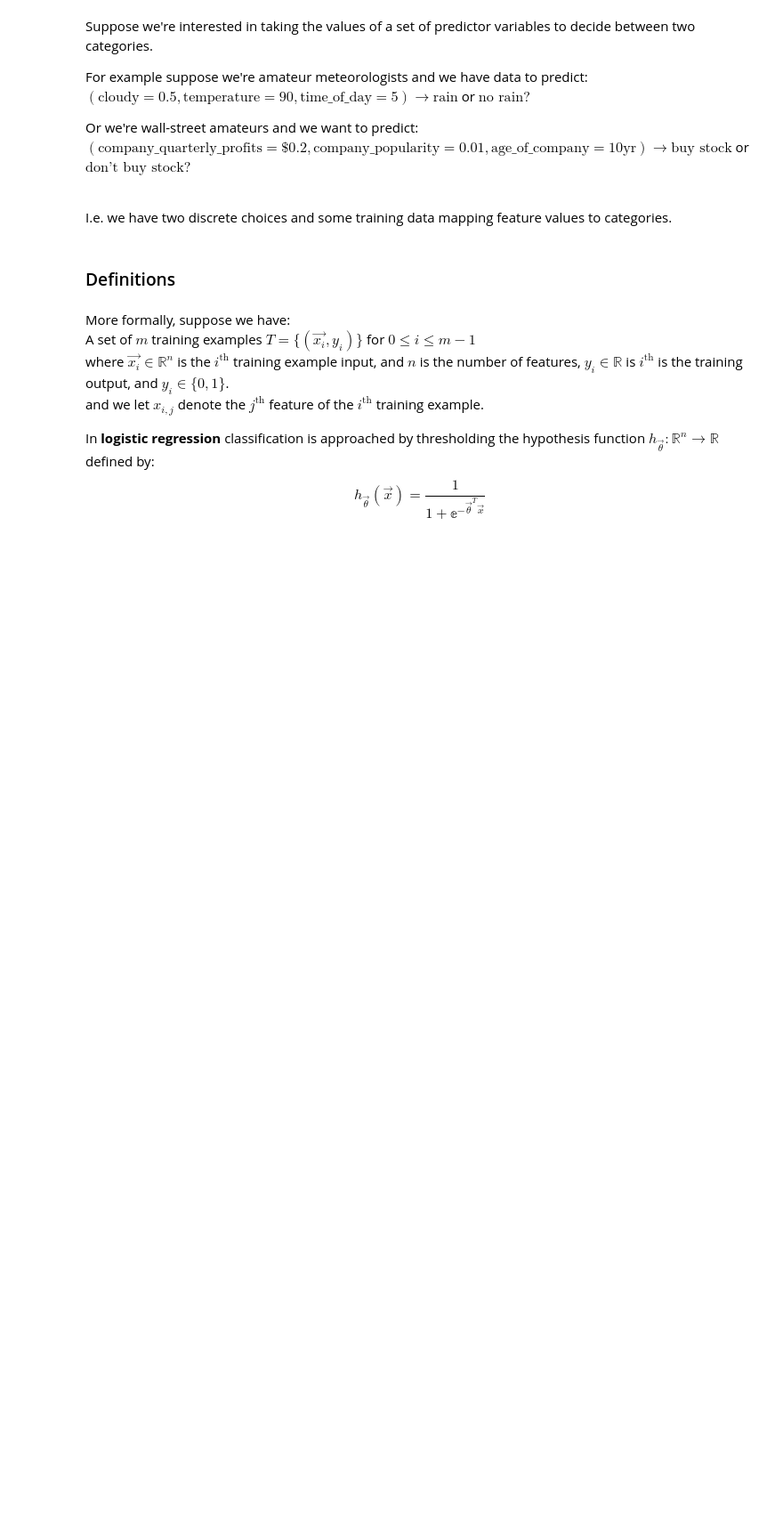
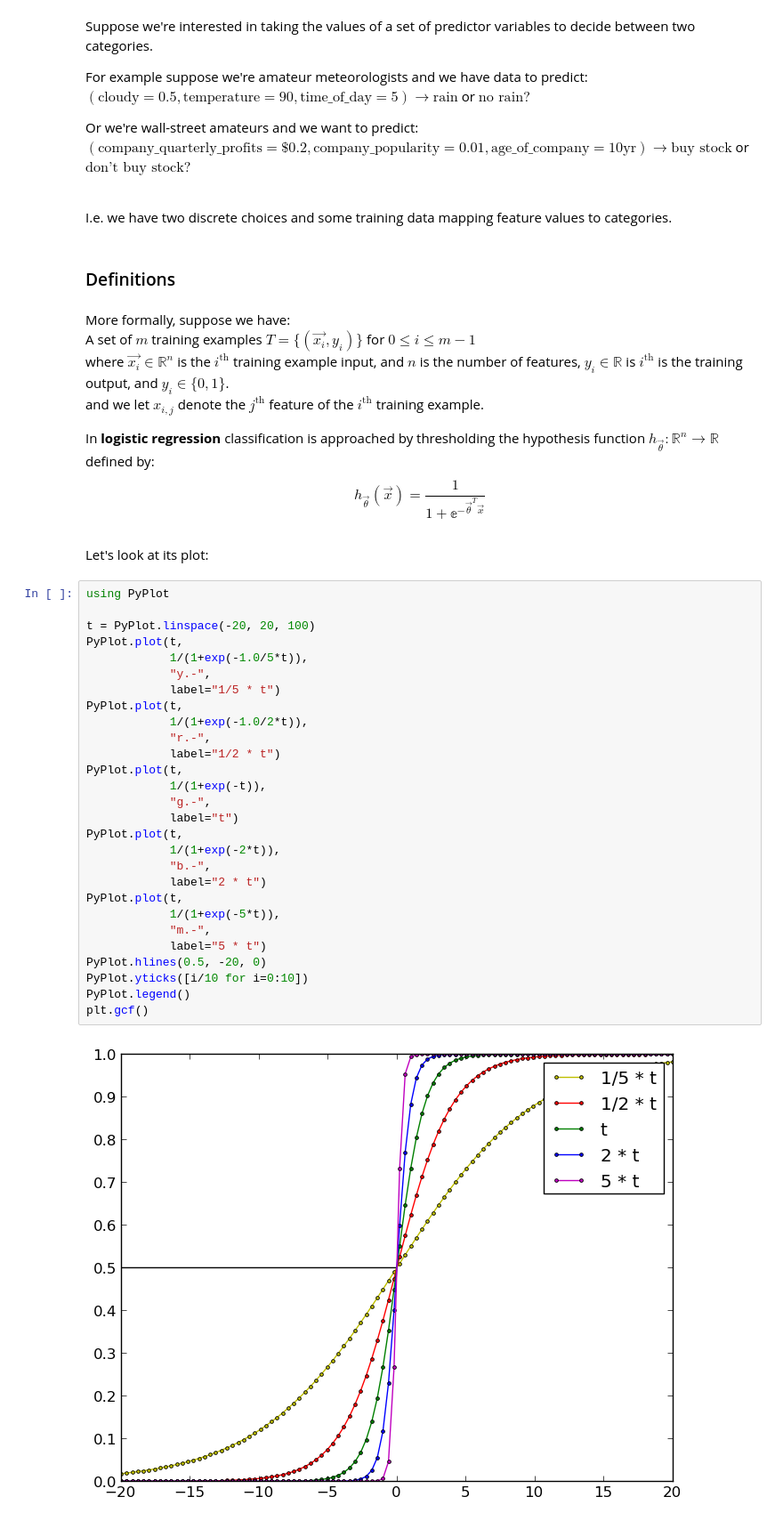
Before and after one commit to midnighteuler/skynet.jl, a Jupyter notebook: docs/Logistic Regression Classification.ipynb, the cells around one changed output. Shown at 89% size. Drawn from its saved outputs; the diff is of its cells as text; blank space fills up the shorter version.

```diff
--- a/docs/Logistic Regression Classification.ipynb
+++ b/docs/Logistic Regression Classification.ipynb
@@ -26,3 +26,35 @@ and we let $x_{i,j}$ denote the $j^\text{th}$ feature of the $i^\text{th}$ train
 
 In <b>logistic regression</b> classification is approached by thresholding the hypothesis function $h_\vec{\theta} : \mathbb{R}^{n} \rightarrow \mathbb{R}$ defined by:<br>
 $$h_\vec{\theta}(\vec{x}) = \frac{1}{1 + \mathbb{e}^{-\vec{\theta}^T \vec{x}}}$$
+# %% [markdown]
+Let's look at its plot:
+# %%
+using PyPlot
+
+t = PyPlot.linspace(-20, 20, 100)
+PyPlot.plot(t,
+            1/(1+exp(-1.0/5*t)),
+            "y.-",
+            label="1/5 * t")
+PyPlot.plot(t,
+            1/(1+exp(-1.0/2*t)),
+            "r.-",
+            label="1/2 * t")
+PyPlot.plot(t,
+            1/(1+exp(-t)),
+            "g.-",
+            label="t")
+PyPlot.plot(t,
+            1/(1+exp(-2*t)),
+            "b.-",
+            label="2 * t")
+PyPlot.plot(t,
+            1/(1+exp(-5*t)),
+            "m.-",
+            label="5 * t")
+PyPlot.hlines(0.5, -20, 0)
+PyPlot.yticks([i/10 for i=0:10])
+PyPlot.legend()
+plt.gcf()
+# %% [output]
+[figure, added]
```
Also changed, not shown: parts of 1 cell of this notebook.
